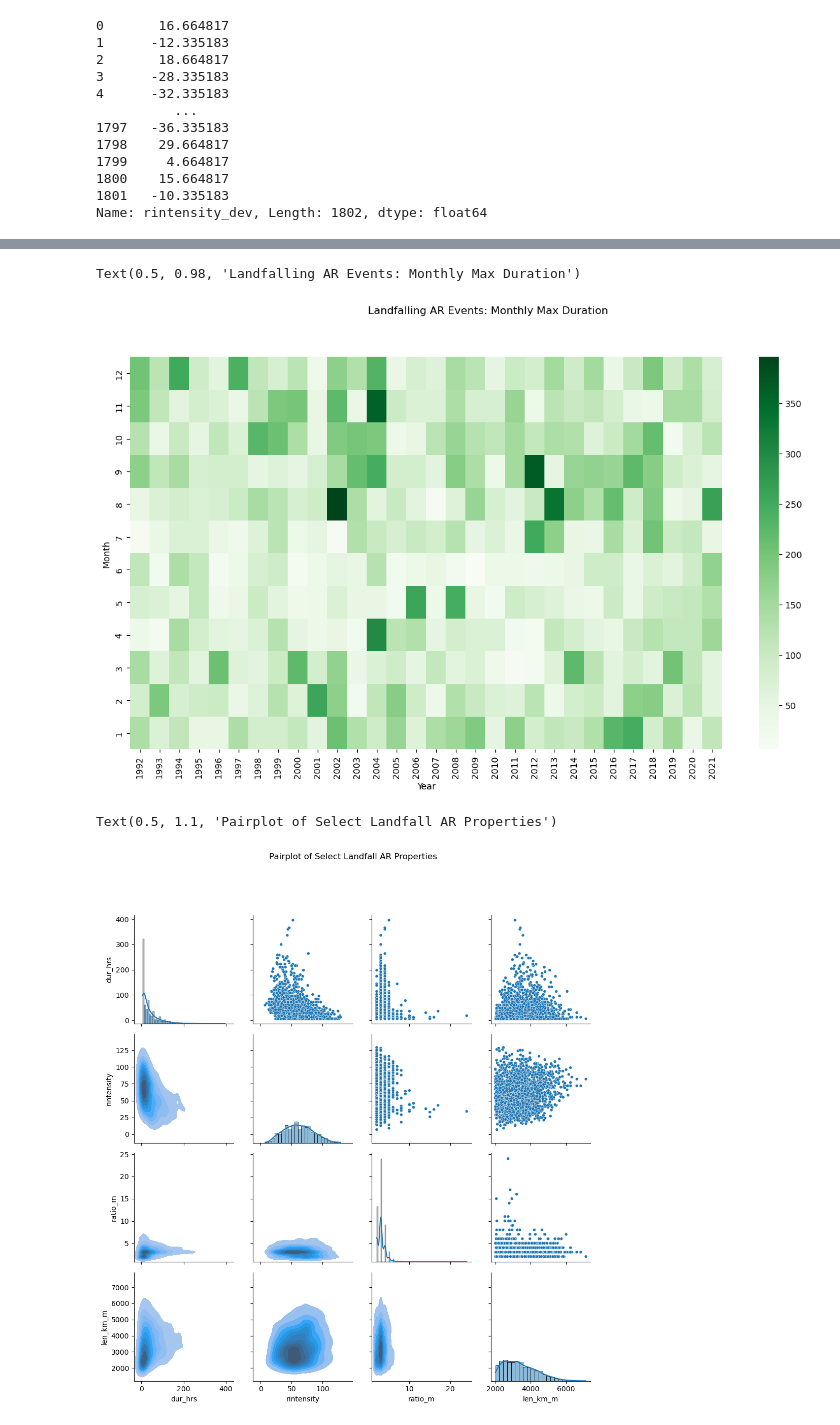
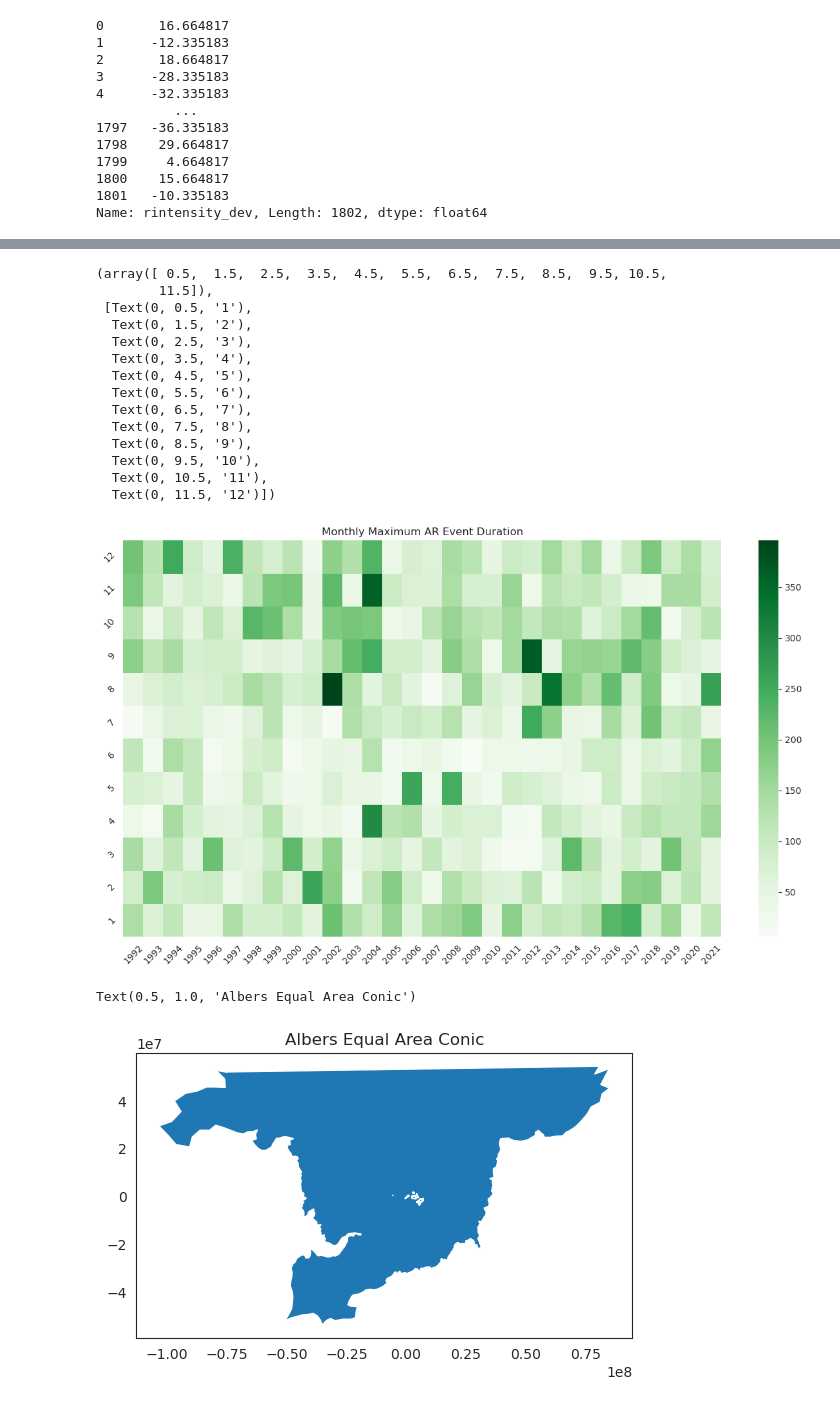
Before and after one commit to ua-snap/ar_avalanche, a Jupyter notebook: AR_QC.ipynb, the cells around one changed output, grey strips where cells are left out. Saved outputs shown, nothing was run; the diff lists cells and outputs as text; code cells hidden in the pictures.

```diff
--- a/AR_QC.ipynb
+++ b/AR_QC.ipynb
@@ -145,21 +264,36 @@ pt = gdf.pivot_table(index="Month",columns="Year",values="dur_hrs", aggfunc="max
 
 fig, ax = plt.subplots(figsize=(15, 8))
 sns.heatmap(pt, annot=False, ax=ax, cmap='Greens')
+
 ax.invert_yaxis()
-fig.suptitle('Landfalling AR Events: Monthly Max Duration')
+ax.set_title('Monthly Maximum AR Event Duration')
+ax.set(xlabel=None, ylabel=None)
+plt.xticks(rotation=45)
+plt.yticks(rotation=45)
 # %% [output]
-Text(0.5, 0.98, 'Landfalling AR Events: Monthly Max Duration')
+(array([ 0.5,  1.5,  2.5,  3.5,  4.5,  5.5,  6.5,  7.5,  8.5,  9.5, 10.5,
+        11.5]),
+ [Text(0, 0.5, '1'),
+  Text(0, 1.5, '2'),
+  Text(0, 2.5, '3'),
+  Text(0, 3.5, '4'),
+  Text(0, 4.5, '5'),
+  Text(0, 5.5, '6'),
+  Text(0, 6.5, '7'),
+  Text(0, 7.5, '8'),
+  Text(0, 8.5, '9'),
+  Text(0, 9.5, '10'),
+  Text(0, 10.5, '11'),
+  Text(0, 11.5, '12')])
-[figure, old version]
+[figure, new version]
-# %%
-sub = gdf[['dur_hrs', 'rintensity', 'ratio_m', 'len_km_m']]
-#sub = sub[sub['ratio'] < 12]
-
-g = sns.PairGrid(sub)
-g.map_upper(sns.scatterplot, size=0.1)
-g.map_lower(sns.kdeplot, fill=True)
-g.map_diag(sns.histplot, kde=True)
-
-g.fig.suptitle('Pairplot of Select Landfall AR Properties', y=1.1)
-# %% [output]
-Text(0.5, 1.1, 'Pairplot of Select Landfall AR Properties')
-[figure, removed]
+# %%
+world = gpd.read_file(gpd.datasets.get_path('naturalearth_lowres'))
+world.crs
+
+world_albers = world.to_crs('EPSG:9822')
+# %%
+ax = world_albers.plot()
+ax.set_title("Albers Equal Area Conic")
+# %% [output]
+Text(0.5, 1.0, 'Albers Equal Area Conic')
+[figure, added]
```
Also changed, not shown: parts of 18 cells of this notebook.
